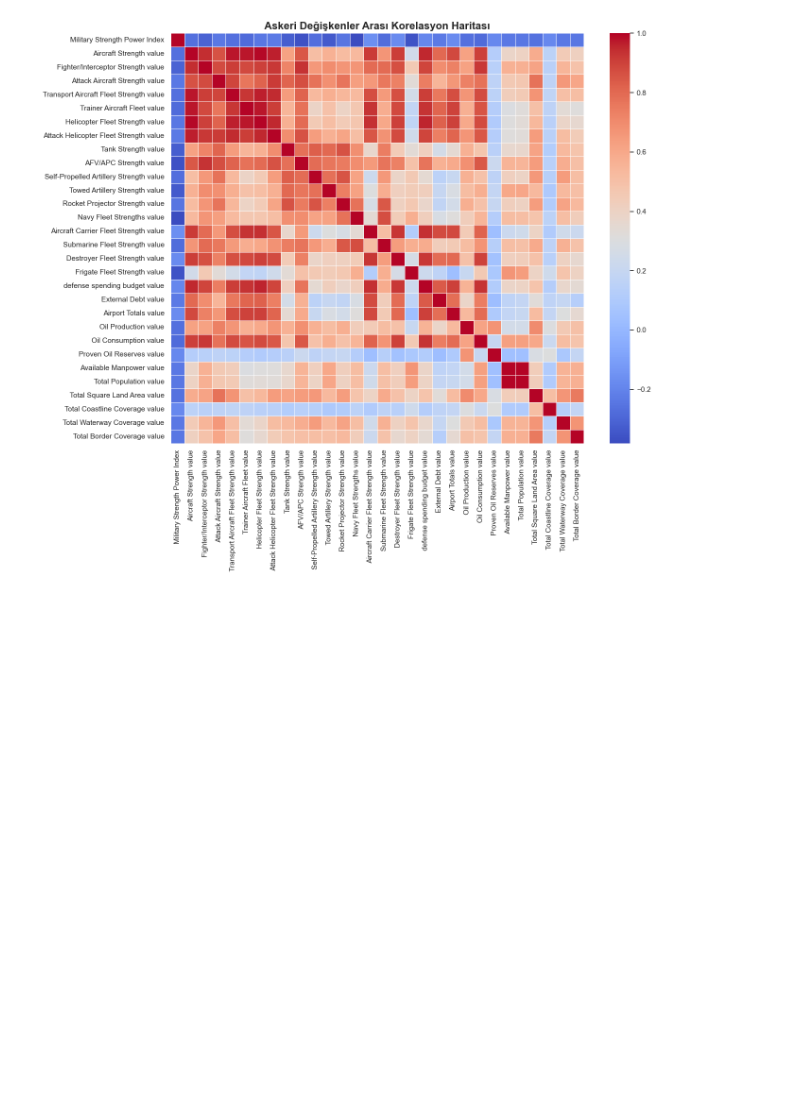
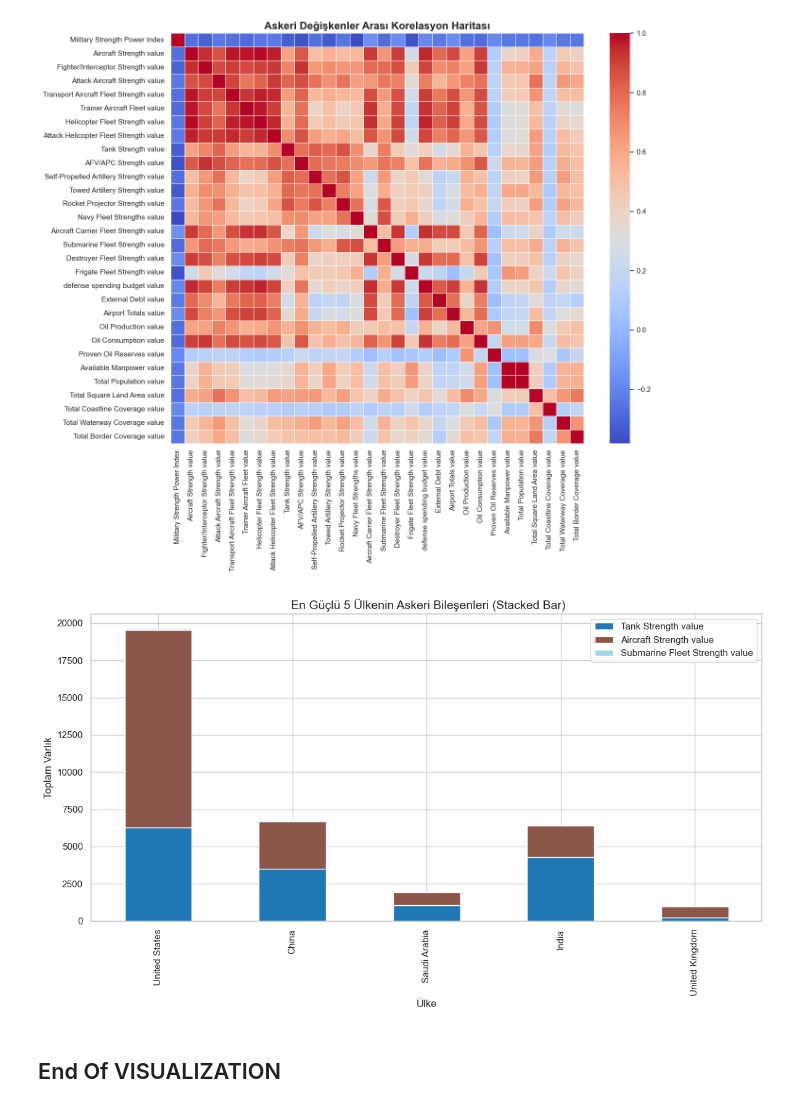
Before and after one commit to mmeliht/Artificial_Intelligence_Course, a Jupyter notebook: week3_homework/World military power/World military power Project.ipynb, the cells around one changed output. Saved outputs shown, nothing was run; the diff lists cells and outputs as text; code cells hidden in the pictures; blank space fills up the shorter version.

```diff
--- a/week3_homework/World military power/World military power Project.ipynb
+++ b/week3_homework/World military power/World military power Project.ipynb
@@ -273,3 +274,19 @@ plt.tight_layout()
 plt.show()
 # %% [output]
 [figure]
+# %%
+top5 = df.sort_values(by="defense spending budget value", ascending=False).head(5)
+components = ["Tank Strength value", "Aircraft Strength value", "Submarine Fleet Strength value"]
+
+top5_comp = top5[[df.columns[0]] + components].set_index(df.columns[0])
+
+top5_comp.plot(kind="bar", stacked=True, figsize=(12,7), colormap="tab20")
+plt.title(" En Güçlü 5 Ülkenin Askeri Bileşenleri (Stacked Bar)", fontsize=14)
+plt.xlabel("Ülke")
+plt.ylabel("Toplam Varlık")
+plt.tight_layout()
+plt.show()
+# %% [output]
+[figure, added]
+# %% [markdown]
+## End Of VISUALIZATION
```
Also changed, not shown: parts of 5 cells of this notebook, 1 other file.
